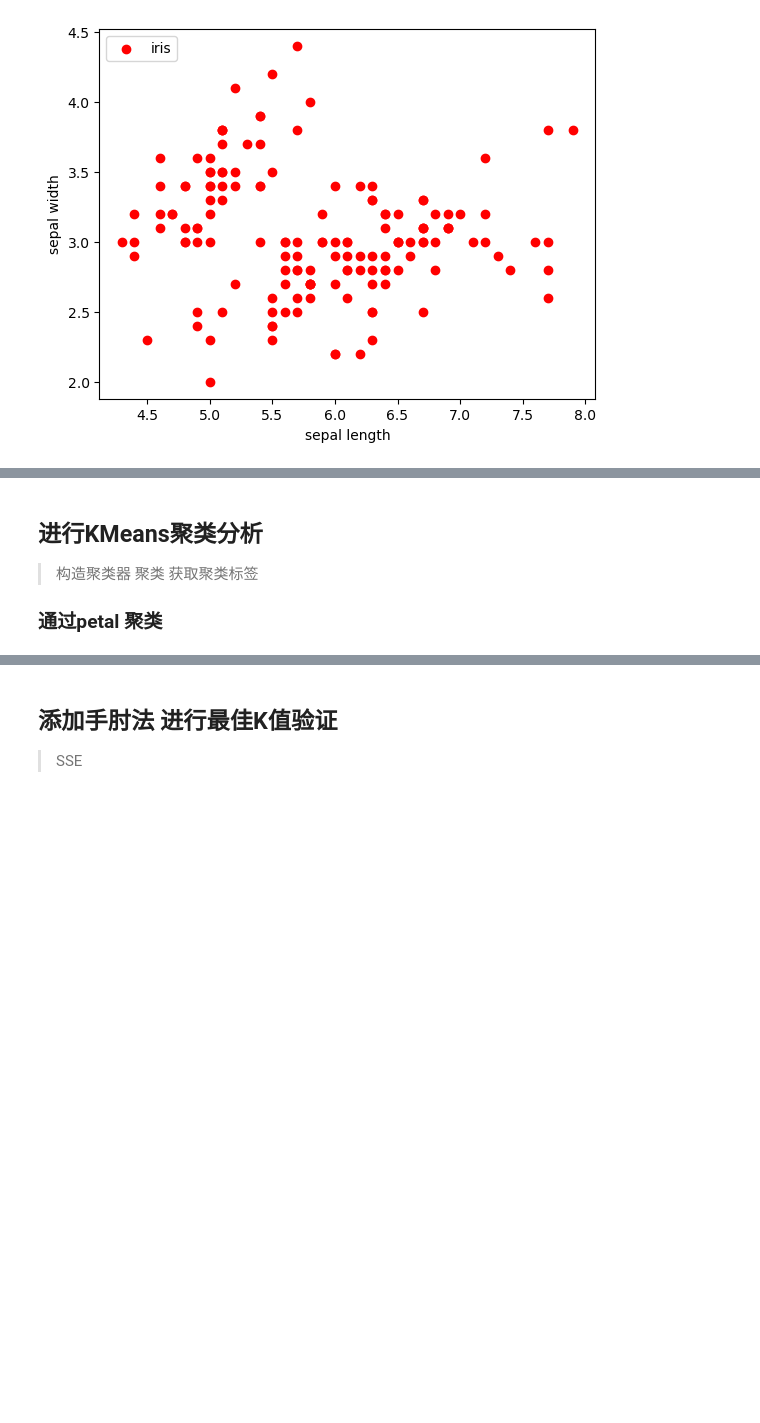
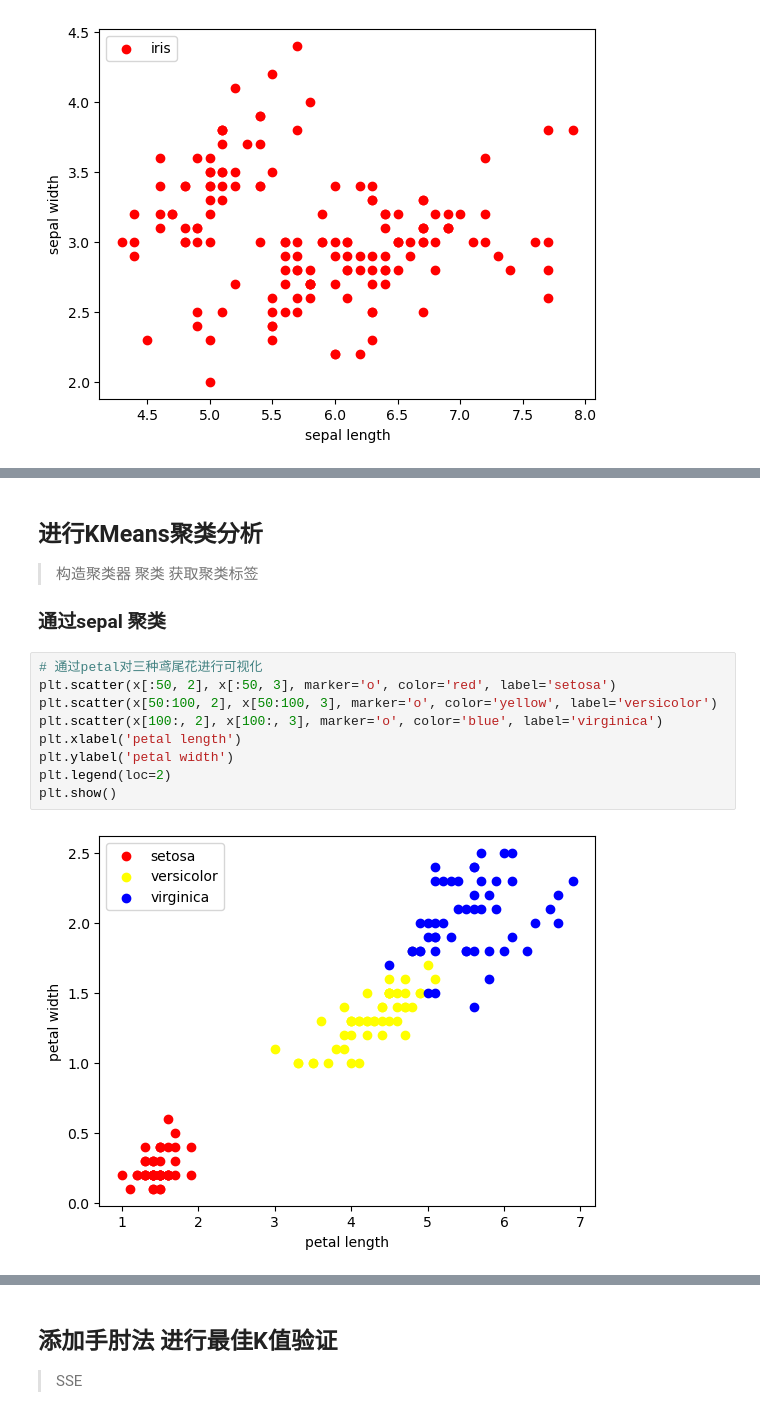
Before and after one commit to luketebo/PyCharm, a Jupyter notebook: pythonProject/MidTerm/midTerm.ipynb, the cells around one changed output, grey strips where cells are left out. Drawn from its saved outputs; the diff is of its cells as text; blank space fills up the shorter version.

```diff
--- a/pythonProject/MidTerm/midTerm.ipynb
+++ b/pythonProject/MidTerm/midTerm.ipynb
@@ -63,4 +71,15 @@ plt.show()
 > 构造聚类器
 > 聚类
 > 获取聚类标签
-### 通过petal 聚类
+### 通过sepal 聚类
+# %%
+# 通过petal对三种鸢尾花进行可视化
+plt.scatter(x[:50, 2], x[:50, 3], marker='o', color='red', label='setosa')
+plt.scatter(x[50:100, 2], x[50:100, 3], marker='o', color='yellow', label='versicolor')
+plt.scatter(x[100:, 2], x[100:, 3], marker='o', color='blue', label='virginica')
+plt.xlabel('petal length')
+plt.ylabel('petal width')
+plt.legend(loc=2)
+plt.show()
+# %% [output]
+[figure, added]
```
Also changed, not shown: parts of 9 cells of this notebook, 6 other files.
